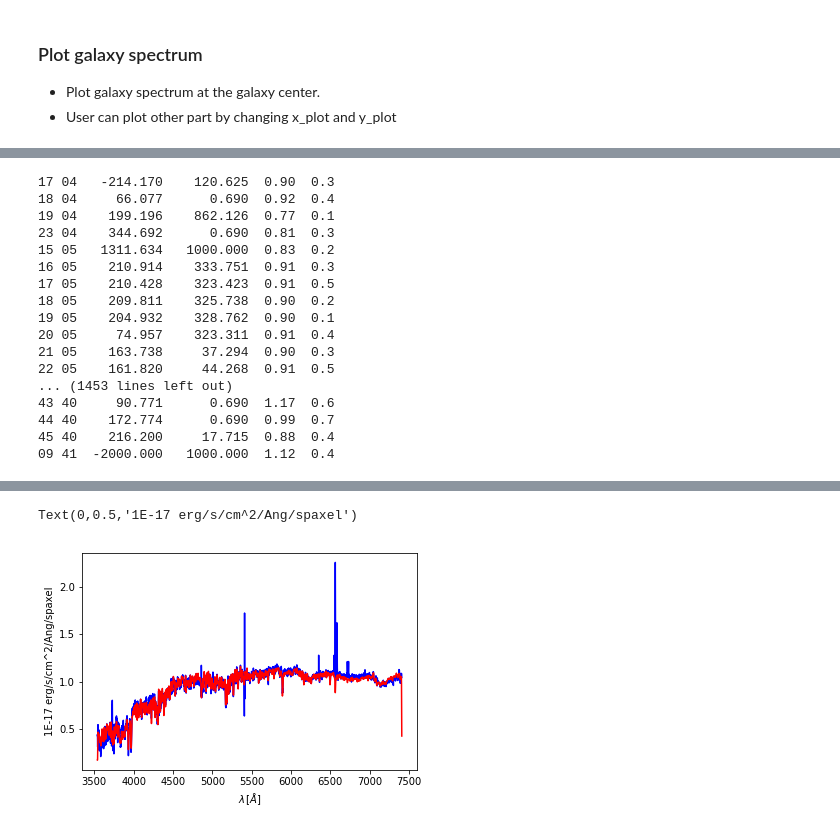
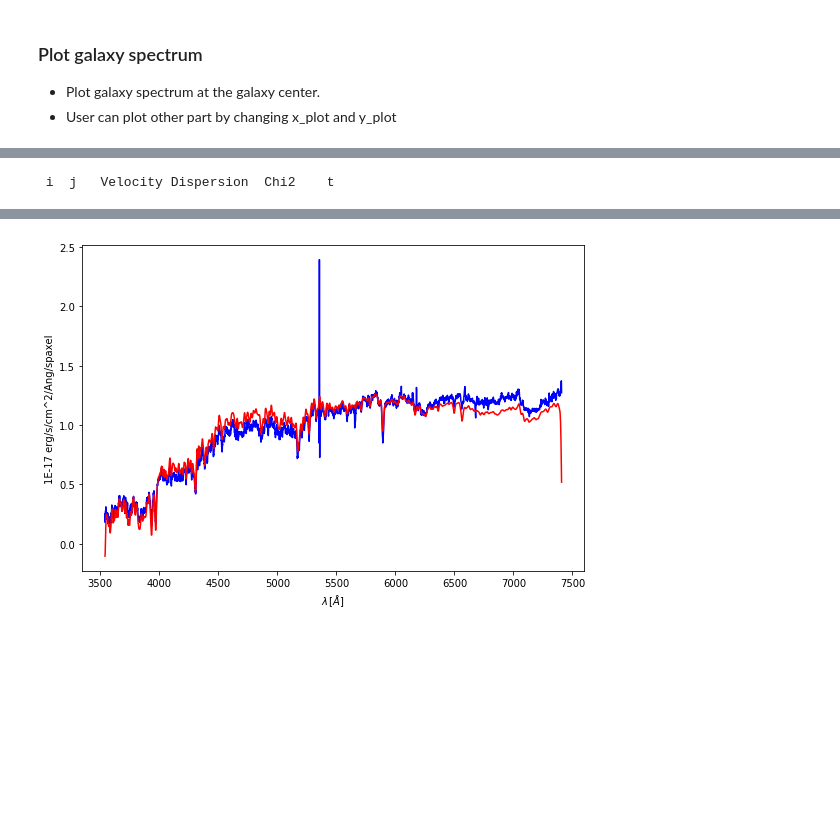
Before and after one commit to astrohchung/manga_rc_tuto, a Jupyter notebook: manga_rc_tuto.ipynb, the cells around one changed output, grey strips where cells are left out. Saved outputs shown, nothing was run; the diff lists cells and outputs as text; code cells hidden in the pictures; blank space fills up the shorter version.

```diff
--- a/manga_rc_tuto.ipynb
+++ b/manga_rc_tuto.ipynb
@@ -228,17 +143,10 @@ y_plot=y_center
 #x_plot=28
 #y_plot=35
 
-plt.rcParams['figure.figsize'] = [9, 6]
-
-#fig=plt.figure(figsize=(6,4), dpi=200)
 plt.plot(wave, flux[x_plot, y_plot])
-print(plt.rcParams['figure.figsize'])
-# plt.close()
-
-#plt.figsize=plt.rcParams['figure.figsize']*4
-
 plt.xlabel('$\lambda \, [\AA]$')
 plt.ylabel(flux_header['BUNIT'])
 plt.show()
+
 print('Cube 2D size: ', flux.shape[0], 'by', flux.shape[1])
 # %% [output]
@@ -300,47 +207,45 @@ Text(0,0.5,'arcsec')
 * Result will be saved in FITS format.
 # %%
-run_vel_measure=False
+run_vel_measure=True
 
 oname=cdir+'manga-'+plateifu+'-LOGCUBE_MAPS.fits'
 
+# i, j index of spaxel to show comaparison result
 check_i=27
 check_j=27
 
-def plot_fit(ppxf_obj, result):
-    plt.plot(ppxf_obj.lam_gal, ppxf_obj.fflux, 'b-')
-    plt.plot(ppxf_obj.lam_gal, result.bestfit, 'r-')
-    plt.xlabel('$\lambda \, [\AA]$')
-    plt.ylabel(flux_header['BUNIT'])
-
 if run_vel_measure:
-    ppxf_obj=ppxf_wrap(0.031267200, wave, specres)
+    redshift=nsa_z
+    ppxf_obj=ppxf_wrap(redshift, wave, specres)
     np.set_printoptions(threshold=np.nan)
     nx, ny, _ = flux.shape
     resarr=np.zeros((nx,ny))
     flagarr=np.zeros((nx,ny),dtype=np.int16) #define flag array
     t = clock()
     check_flag=False
-    print("%2s %2s %10s %10s %5.2f %4.1f" % ('i', 'j', 'Velocity', 'Dispersion', 'Chi2', 't')
+    print("%2s %2s %10s %10s %5s %4s" % ('i', 'j', 'Velocity', 'Dispersion', 'Chi2', 't'))
     for j in range(nx):
-          for i in range(ny):
-          t = clock()
-          if np.median(flux_m[i,j]) > 0:
-              ppxf_obj.flux=flux_m[i,j]
-              ppxf_obj.ivar=ivar_m[i,j]
-              res=ppxf_obj.run()
-              resarr[i,j]=res.sol[0]
-              flagarr[i,j]=1
-              if i == check_i & j == check_j:
-                  check_flag=True
-                  sflux=ppxf_obj.fflux
-                  sbestfit=res.bestfit
-              print("%02d %02d %10.3f %10.3f %5.2f %4.1f" % (i, j, res.sol[0], res.sol[1], res.chi2, clock()-t))
+        for i in range(ny):
+            t = clock()
+            if np.median(flux_m[i,j]) > 0:
+                ppxf_obj.flux=flux_m[i,j]
+                ppxf_obj.ivar=ivar_m[i,j]
+                res=ppxf_obj.run()
+                if not res:
+                    continue
+                resarr[i,j]=res.sol[0]
+                flagarr[i,j]=1
+                if i == check_i & j == check_j:
+                    check_flag=True
+                    sflux=ppxf_obj.fflux
+                    sbestfit=res.bestfit
+                print("%02d %02d %10.3f %10.3f %5.2f %4.1f" % (i, j, res.sol[0], res.sol[1], res.chi2, clock()-t))
 
     if check_flag:
-          plt.plot(ppxf_obj.lam_gal, sflux, 'b-')
-          plt.plot(ppxf_obj.lam_gal, sbestfit, 'r-')
-          plt.xlabel('$\lambda \, [\AA]$')
-          plt.ylabel(flux_header['BUNIT'])
+        plt.plot(ppxf_obj.lam_gal, sflux, 'b-')
+        plt.plot(ppxf_obj.lam_gal, sbestfit, 'r-')
+        plt.xlabel('$\lambda \, [\AA]$')
+        plt.ylabel(flux_header['BUNIT'])
 
     print('Save velocity measurement data in to FITS file: ', oname)
     hdu = fits.PrimaryHDU()
@@ -358,20 +263,4 @@ if run_vel_measure:
 
     append_file.close()
 # %% [output]
-17 04   -214.170    120.625  0.90  0.3
-18 04     66.077      0.690  0.92  0.4
-19 04    199.196    862.126  0.77  0.1
-23 04    344.692      0.690  0.81  0.3
-15 05   1311.634   1000.000  0.83  0.2
-16 05    210.914    333.751  0.91  0.3
-17 05    210.428    323.423  0.91  0.5
-18 05    209.811    325.738  0.90  0.2
-19 05    204.932    328.762  0.90  0.1
-20 05     74.957    323.311  0.91  0.4
-21 05    163.738     37.294  0.90  0.3
-22 05    161.820     44.268  0.91  0.5
-... (1453 lines left out)
-43 40     90.771      0.690  1.17  0.6
-44 40    172.774      0.690  0.99  0.7
-45 40    216.200     17.715  0.88  0.4
-09 41  -2000.000   1000.000  1.12  0.4
+ i  j   Velocity Dispersion  Chi2    t
@@ -395,3 +284,2 @@ if run_vel_measure:
-Text(0,0.5,'1E-17 erg/s/cm^2/Ang/spaxel')
-[figure, old version]
+[figure, new version]
 # %% [markdown]
```
Also changed, not shown: parts of 17 cells of this notebook, 6 other files.
